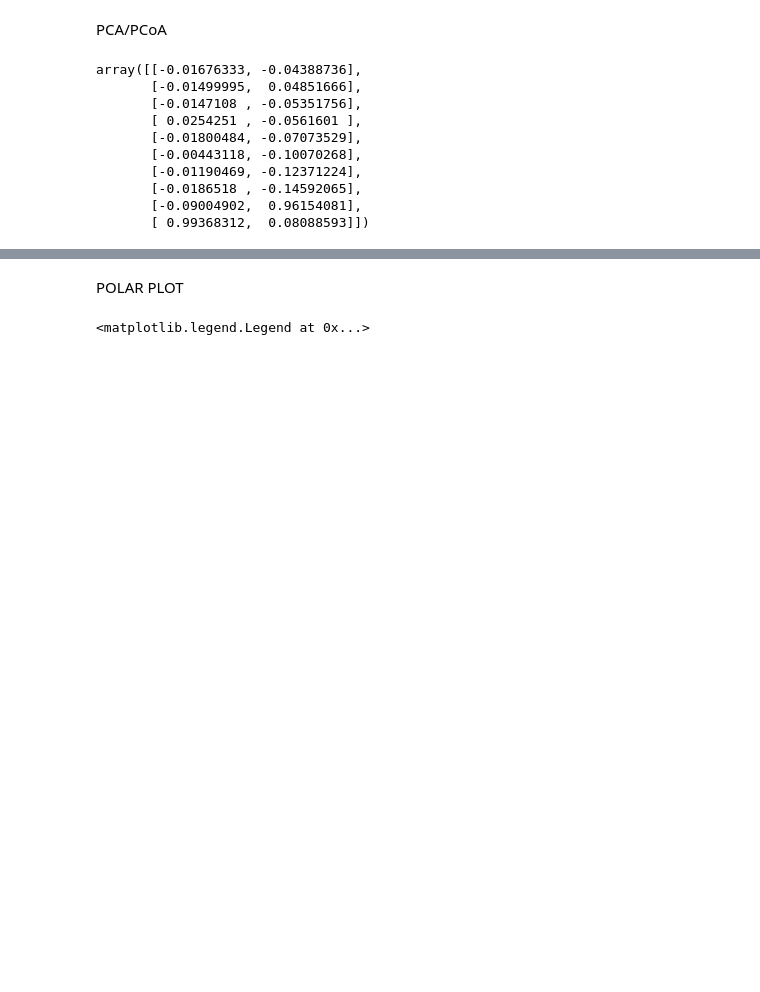
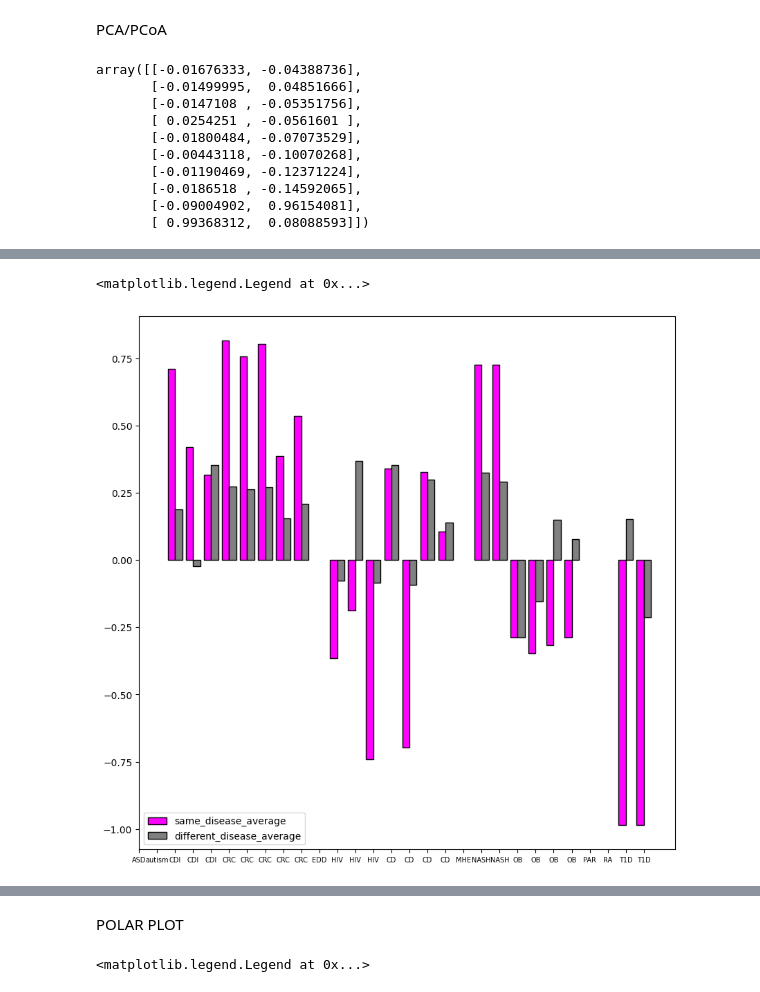
Before and after one commit to talnof1/microbiome_dysbiosis, a Jupyter notebook: american_gut/pipeline.ipynb, the cells around one changed output, grey strips where cells are left out. Drawn from its saved outputs; the diff is of its cells as text; code cells hidden in the pictures; blank space fills up the shorter version.

```diff
--- a/american_gut/pipeline.ipynb
+++ b/american_gut/pipeline.ipynb
@@ -174,0 +184,23 @@ plt.legend(all_names,prop={'size': 7}, bbox_to_anchor=(1.3, 1))
+# %%
+indexes = [i for i in range(29) if i not in [0,1,10, 18, 25, 26]]
+new_df.loc[indexes,'different_disease'] = [sum((new_df['similarity'][i][(new_df['disease'][i] != new_df['disease']) & (new_df['names'][i] != new_df['names'])]))/len(new_df['similarity'][i][(new_df['disease'][i] != new_df['disease']) & (new_df['names'][i] != new_df['names'])]) for i in indexes]
+new_df.loc[indexes,'same_disease'] = [sum((new_df['similarity'][i][(new_df['disease'][i] == new_df['disease']) & (new_df['names'][i] != new_df['names'])]))/len(new_df['similarity'][i][(new_df['disease'][i] == new_df['disease']) & (new_df['names'][i] != new_df['names'])]) for i in indexes]
+
+n= 29
+r = np.arange(n)
+width = 0.4
+
+plt.figure(figsize=(10,10))
+plt.bar(r, new_df.loc[:,'same_disease'], color = 'magenta',
+        width = width, edgecolor = 'black',
+        label='same_disease_average')
+plt.bar(r + width, new_df.loc[:, 'different_disease'], color = 'grey',
+        width = width, edgecolor = 'black',
+        label='different_disease_average')
+
+# plt.grid(linestyle='--')
+plt.xticks(r + width/2,new_df.loc[:,'disease'], size=7)
+plt.legend()
+# %% [output]
+<matplotlib.legend.Legend at 0x...>
+[figure, added]
```
Also changed, not shown: parts of 13 cells of this notebook, 3 other files.
